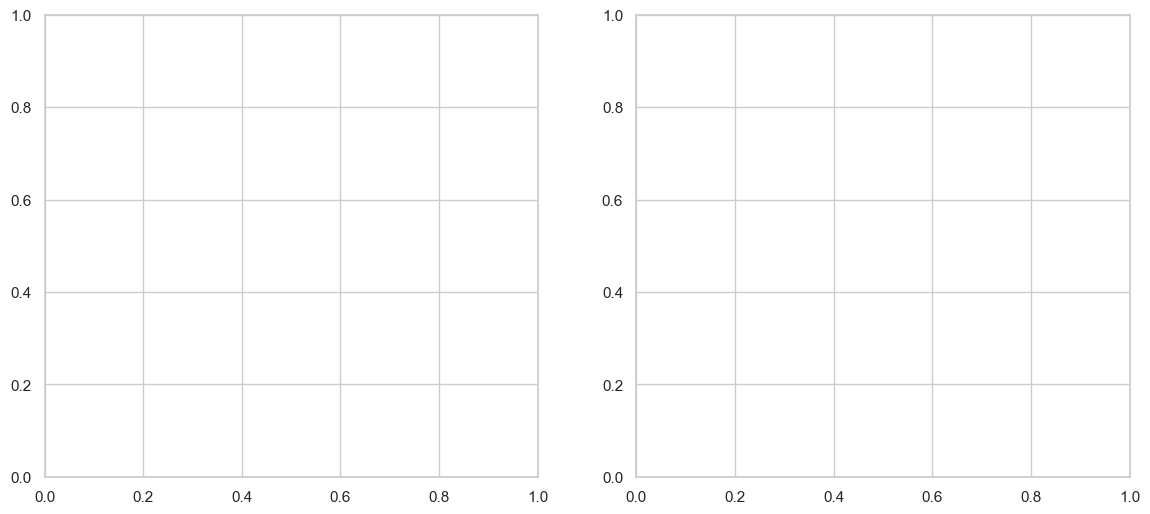
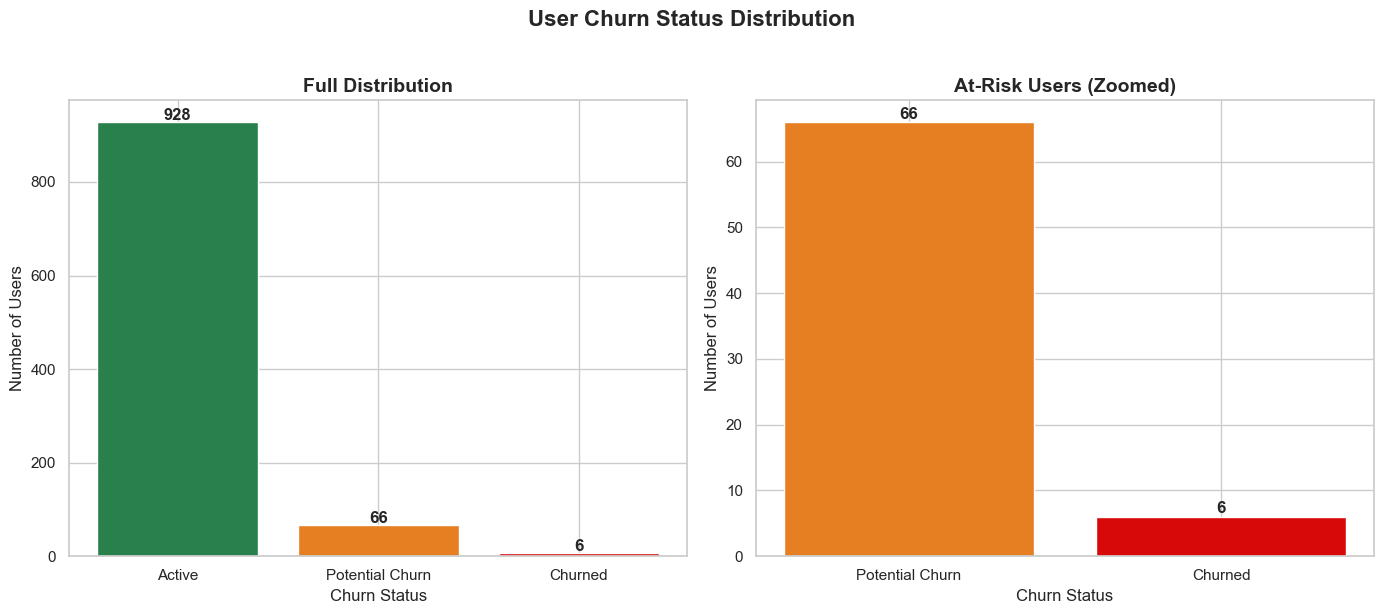
Code edit (unified diff) that turned the first committed figure into the second:
--- before
+++ after
@@ -1,6 +1,8 @@
-#Churn Distribution Chart
 
-#Define color for each lable
+# Churn Distribution Chart
 
+# Define counts and order
+churn_order = ['Active', 'Potential Churn', 'Churned']
+churn_counts = df['churn_label'].value_counts().reindex(churn_order)
 
 fig, (ax1, ax2) = plt.subplots(1, 2, figsize=(14, 6))
@@ -52,4 +54,6 @@
 
 fig.suptitle('User Churn Status Distribution', fontsize=16, fontweight='bold', y=1.02)
+
+plt.tight_layout()
 plt.savefig(r'F:\Projects\User Retention Study\User Churn Analysis\reports\screenshots\churn_distribution.png', dpi=150, bbox_inches='tight')
 plt.show()

Commit: Chart Update